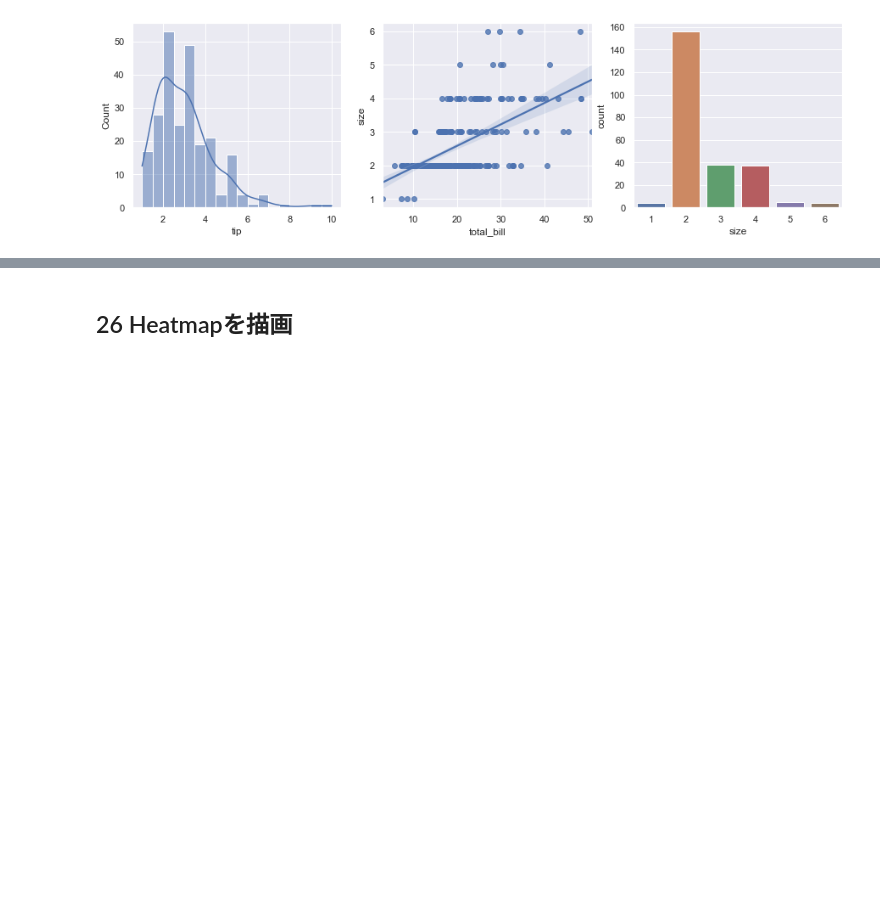
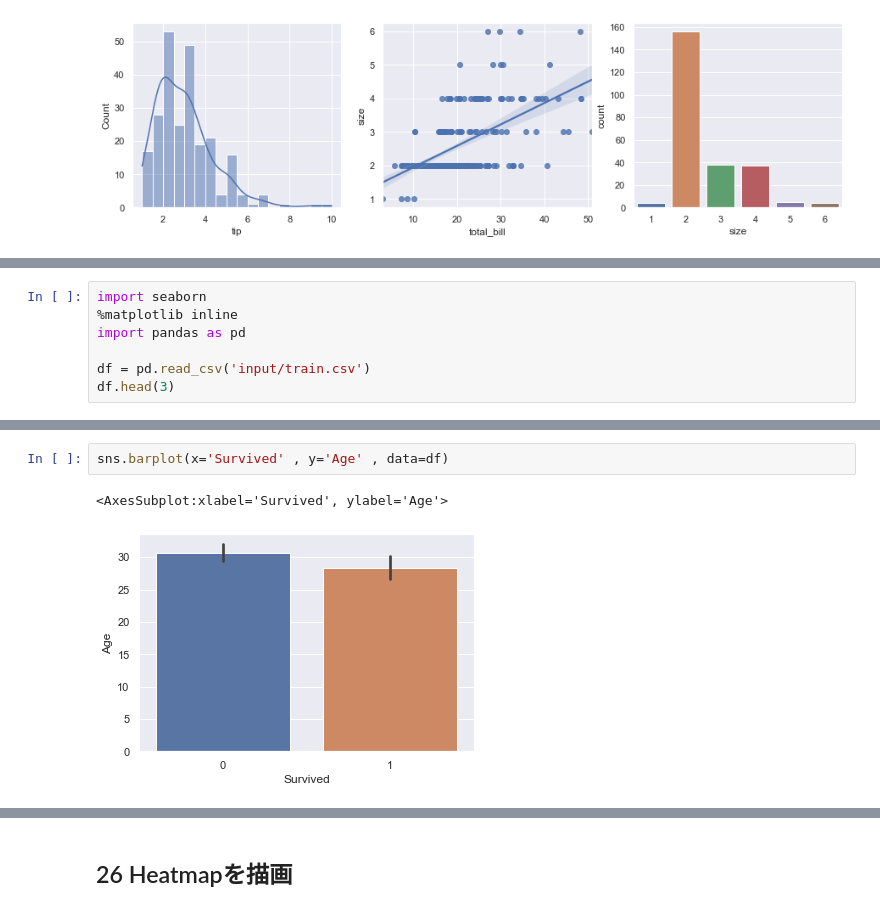
Before and after one commit to GitHiru/ml_academic, a Jupyter notebook: various_learning/kame/kame_ds_5_seaborn.ipynb, the cells around one changed output, grey strips where cells are left out. Saved outputs shown, nothing was run; the diff lists cells and outputs as text; blank space fills up the shorter version.

Commit message:
(kame) seaborn25

```diff
--- a/various_learning/kame/kame_ds_5_seaborn.ipynb
+++ b/various_learning/kame/kame_ds_5_seaborn.ipynb
@@ -87,0 +101,7 @@ sns.countplot(x='size', data=tips_df, ax=ax3)
+# %%
+import seaborn
+%matplotlib inline
+import pandas as pd
+
+df = pd.read_csv('input/train.csv')
+df.head(3)
@@ -87,0 +117,5 @@ sns.countplot(x='size', data=tips_df, ax=ax3)
+# %%
+sns.barplot(x='Survived' , y='Age' , data=df)
+# %% [output]
+<AxesSubplot:xlabel='Survived', ylabel='Age'>
+[figure, added]
```
Also changed, not shown: parts of 24 cells of this notebook.
